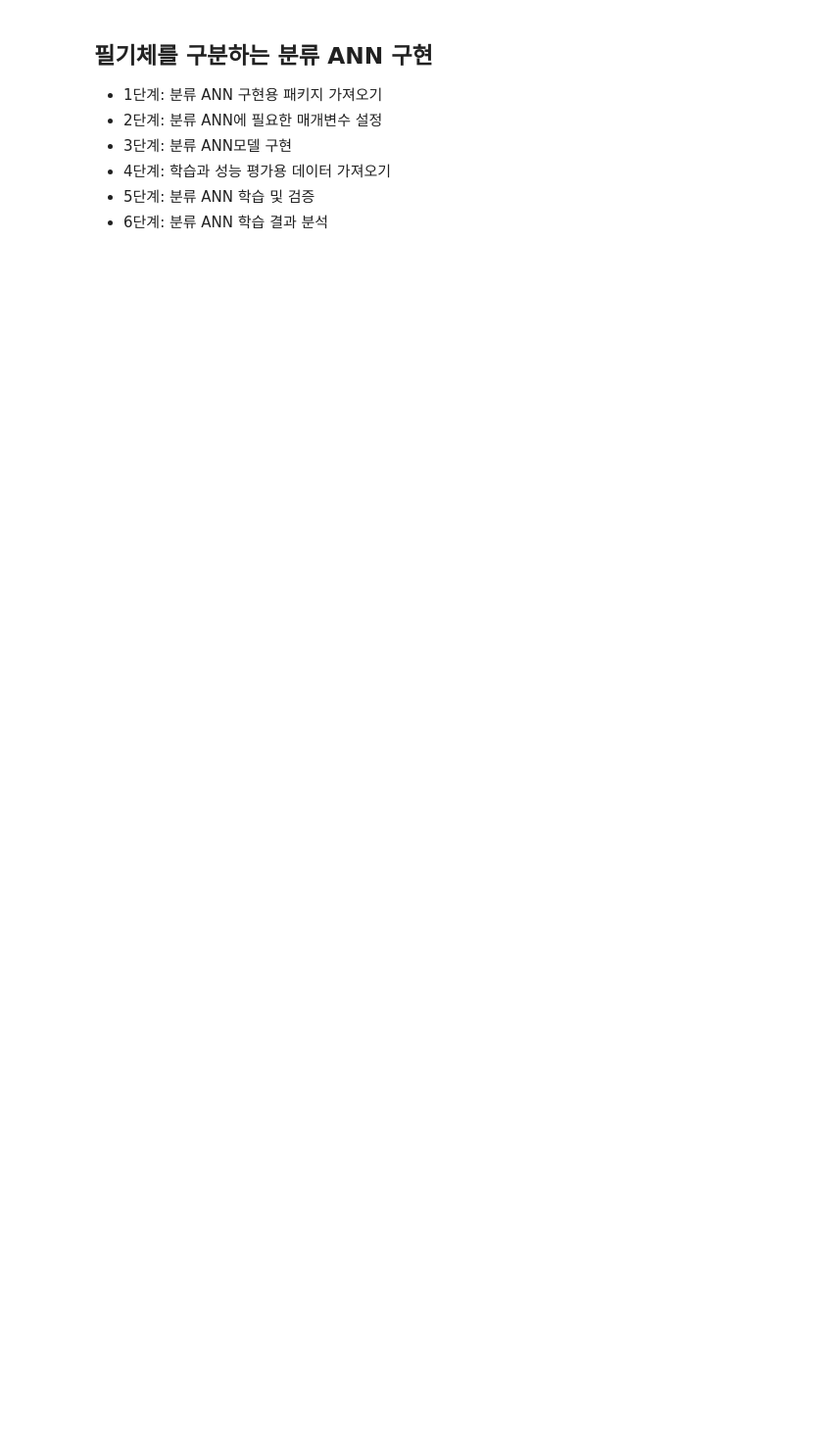
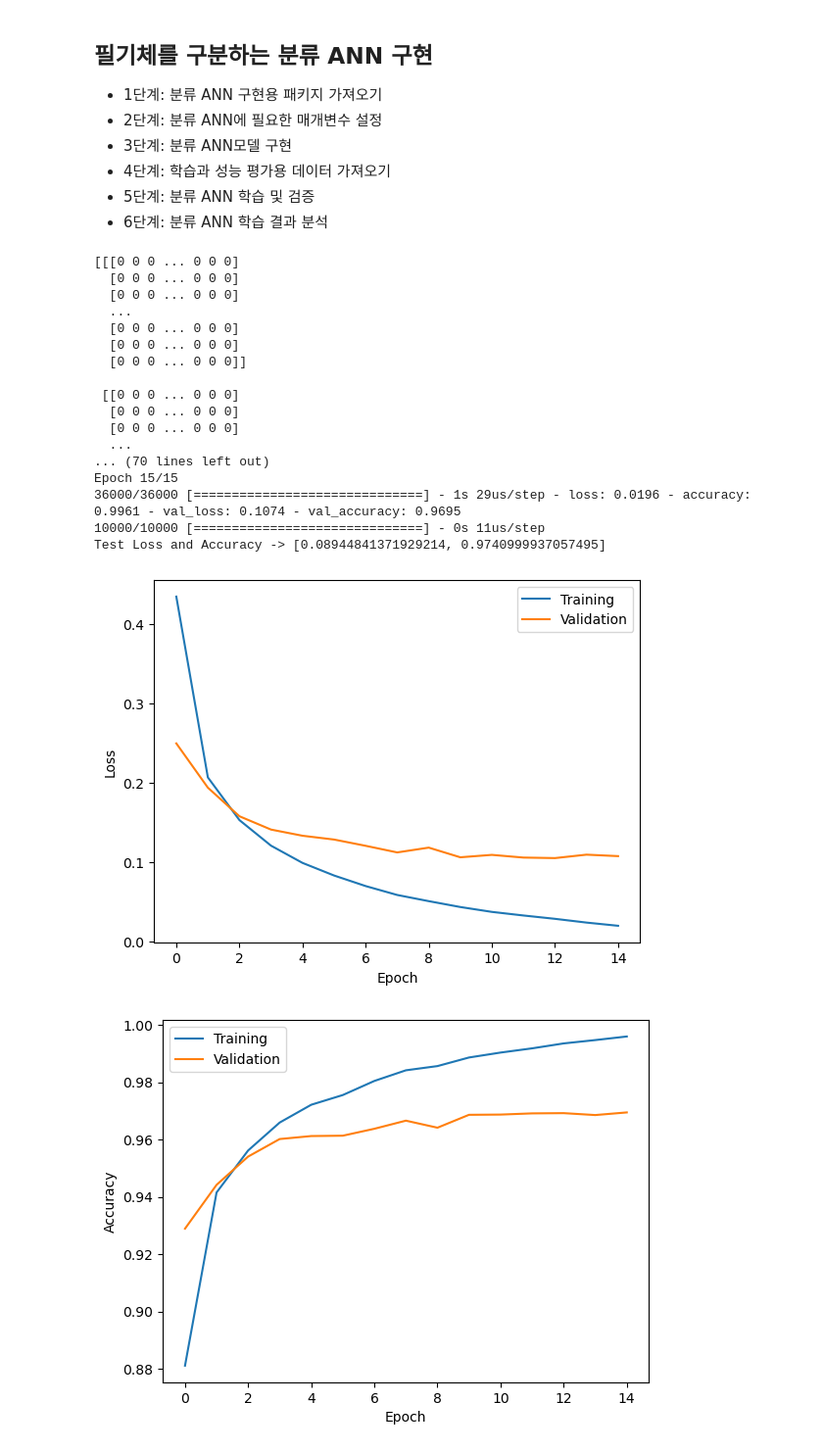
Before and after one commit to Choihojun/Deep-ML, a Jupyter notebook: 2_ANN/classification.ipynb, the cells around one changed output. Shown: that part at 98% size. Saved outputs shown, nothing was run; the diff lists cells and outputs as text; code cells hidden in the pictures; blank space fills up the shorter version.

```diff
--- a/2_ANN/classification.ipynb
+++ b/2_ANN/classification.ipynb
@@ -32,0 +159,42 @@ from keras import layers, models
+# %%
+def main():
+    Nin = 784 #입력 변수의 수와 입력 노드의 수는 같다.
+    Nh = 100 #
+    number_of_class = 10
+    Nout = number_of_class
+
+    model = ANN_seq_class(Nin, Nh, Nout)
+    (x_train, y_train), (x_test, y_test) = Data_func()
+    #print("x train size", x_train.size)
+    # Training start
+    history = model.fit(x_train, y_train, epochs=15, batch_size=100, validation_split=0.4)
+    performance_test = model.evaluate(x_test, y_test, batch_size=100)
+    print('Test Loss and Accuracy ->', performance_test)
+
+    plot_loss(history)
+    plt.show()
+    plot_acc(history)
+    plt.show()
+
+if __name__ == '__main__':
+    main()
+# %% [output]
+[[[0 0 0 ... 0 0 0]
+  [0 0 0 ... 0 0 0]
+  [0 0 0 ... 0 0 0]
+  ...
+  [0 0 0 ... 0 0 0]
+  [0 0 0 ... 0 0 0]
+  [0 0 0 ... 0 0 0]]
+
+ [[0 0 0 ... 0 0 0]
+  [0 0 0 ... 0 0 0]
+  [0 0 0 ... 0 0 0]
+  ...
+... (70 lines left out)
+Epoch 15/15
+36000/36000 [==============================] - 1s 29us/step - loss: 0.0196 - accuracy: 0.9961 - val_loss: 0.1074 - val_accuracy: 0.9695
+10000/10000 [==============================] - 0s 11us/step
+Test Loss and Accuracy -> [0.08944841371929214, 0.9740999937057495]
+[figure, added]
+[figure, added]
```
Also changed, not shown: parts of 3 cells of this notebook, 1 other file.
